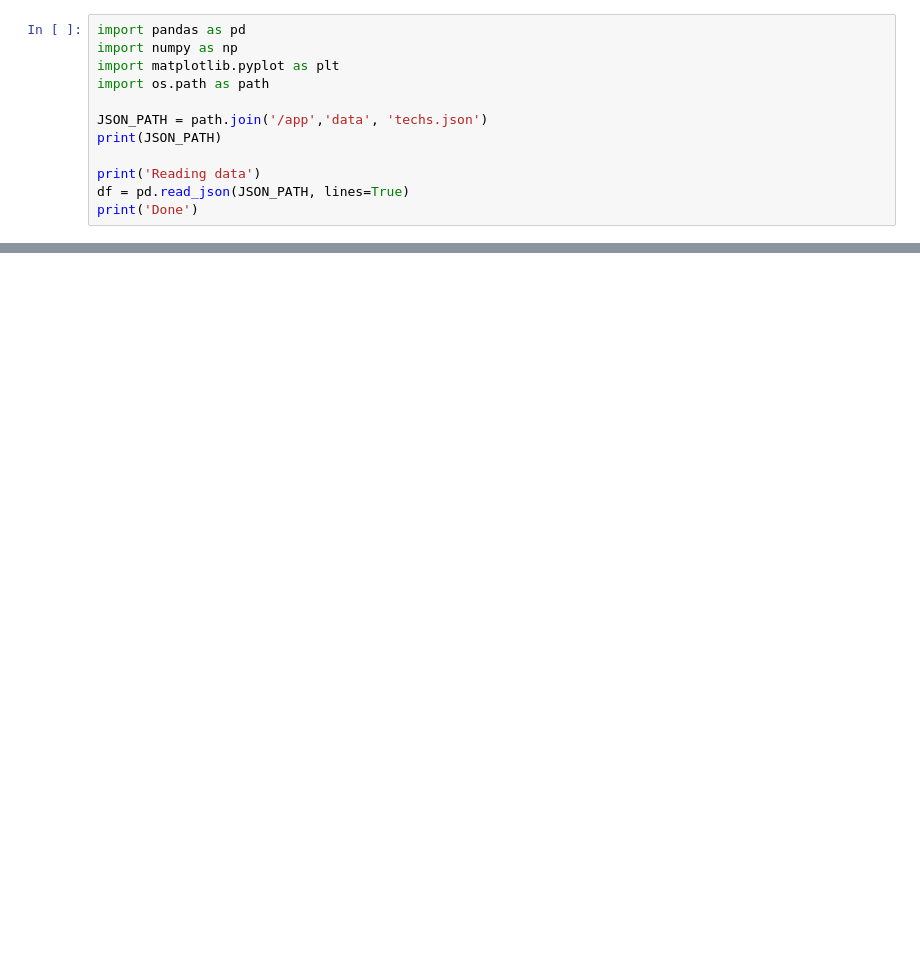
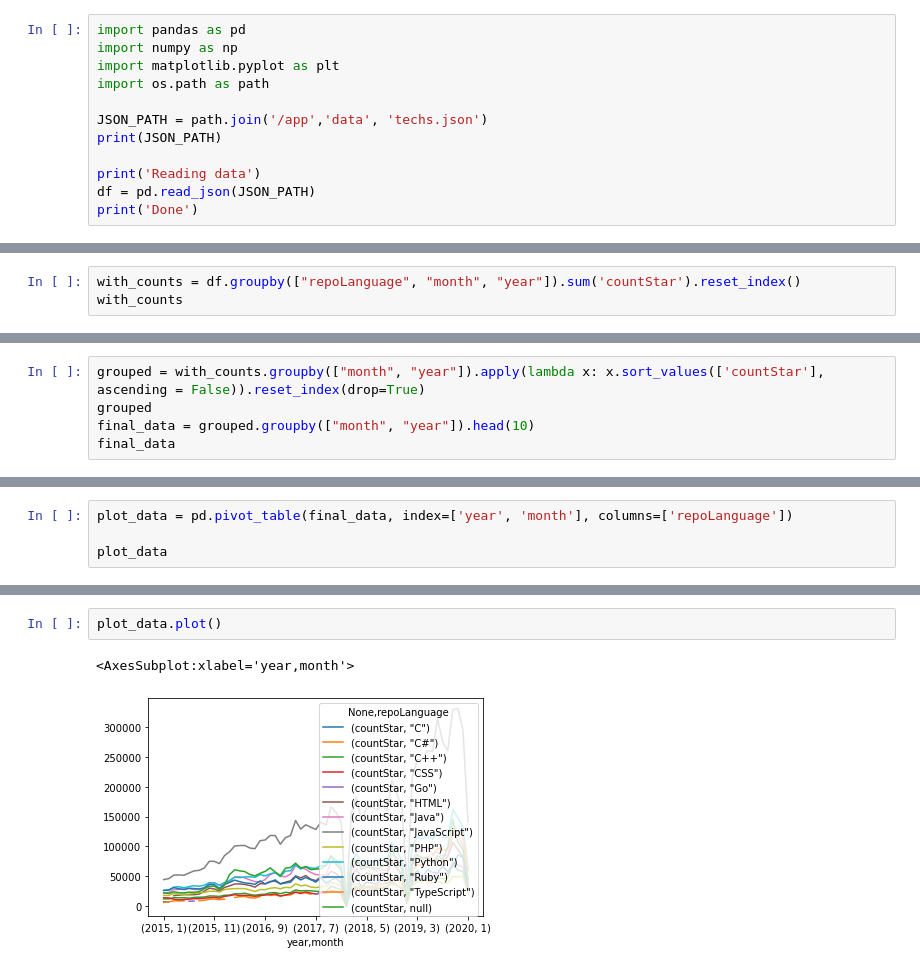
Before and after one commit to mnmallea/tp_procesamiento_seniales, a Jupyter notebook: notebooks/lenguajes.ipynb, the cells around one changed output, grey strips where cells are left out. Drawn from its saved outputs; the diff is of its cells as text; blank space fills up the shorter version.

Commit message:
Added plot for languages

```diff
--- a/notebooks/lenguajes.ipynb
+++ b/notebooks/lenguajes.ipynb
@@ -8,7 +8,7 @@ JSON_PATH = path.join('/app','data', 'techs.json')
 print(JSON_PATH)
 
 print('Reading data')
-df = pd.read_json(JSON_PATH, lines=True)
+df = pd.read_json(JSON_PATH)
 print('Done')
 # %% [output]
 /app/data/techs.json
@@ -16,0 +26,3 @@ ValueError: Expected object or value
+# %%
+with_counts = df.groupby(["repoLanguage", "month", "year"]).sum('countStar').reset_index()
+with_counts
@@ -16,0 +43,5 @@ ValueError: Expected object or value
+# %%
+grouped = with_counts.groupby(["month", "year"]).apply(lambda x: x.sort_values(['countStar'], ascending = False)).reset_index(drop=True)
+grouped
+final_data = grouped.groupby(["month", "year"]).head(10)
+final_data
@@ -16,0 +62,4 @@ ValueError: Expected object or value
+# %%
+plot_data = pd.pivot_table(final_data, index=['year', 'month'], columns=['repoLanguage'])
+
+plot_data
@@ -16,0 +82,5 @@ ValueError: Expected object or value
+# %%
+plot_data.plot()
+# %% [output]
+<AxesSubplot:xlabel='year,month'>
+[figure, added]
```
Also changed, not shown: parts of 5 cells of this notebook.
